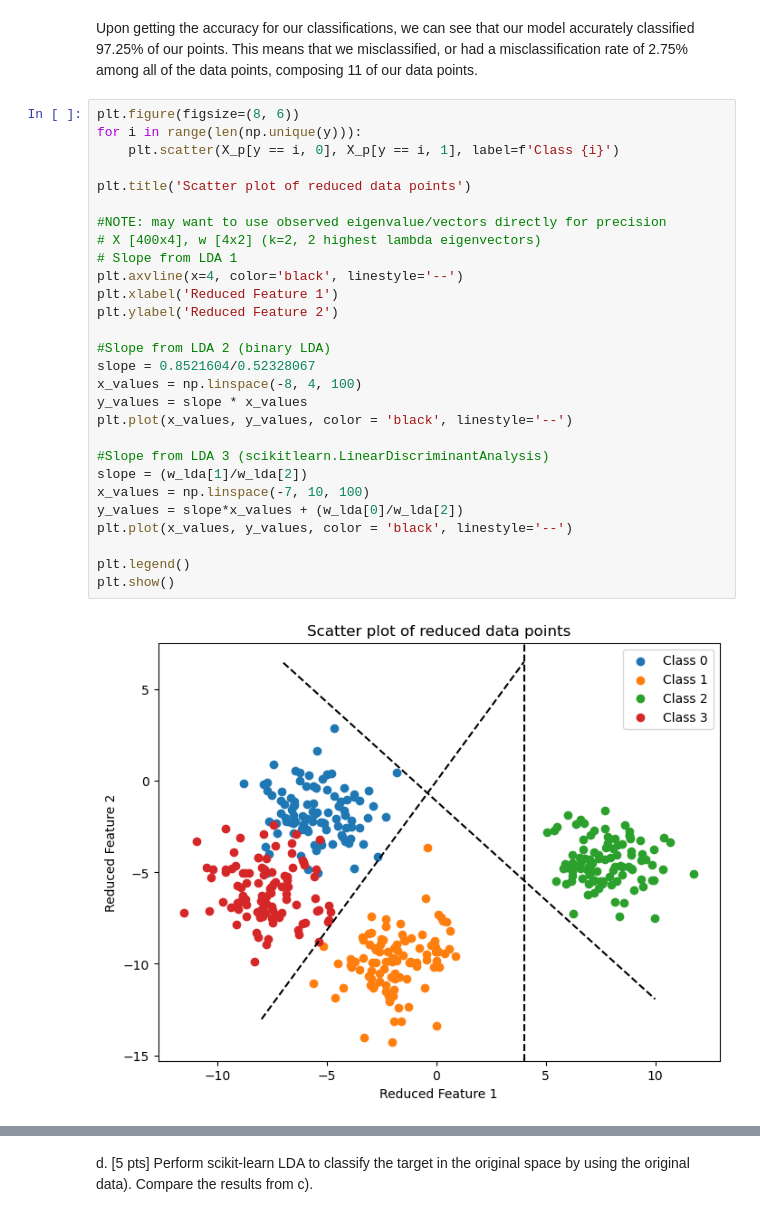
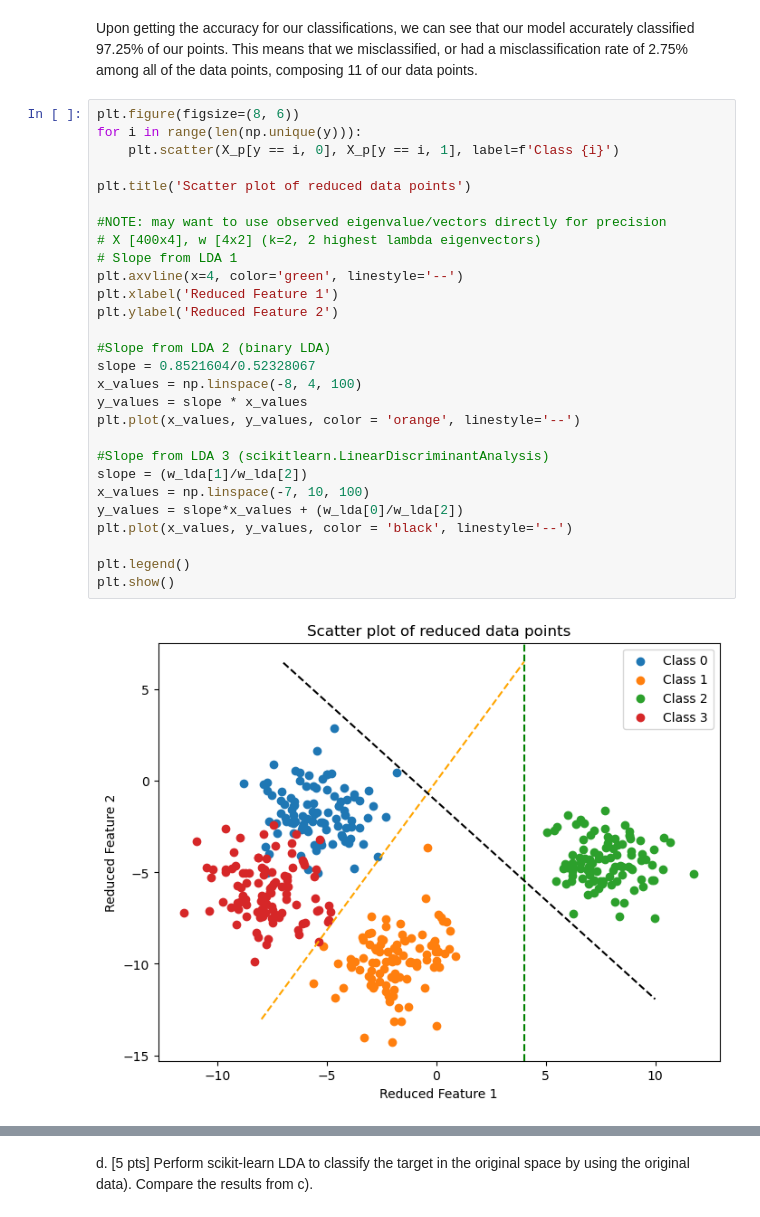
Before and after one commit to matthewpkearney/hw2-classification, a Jupyter notebook: MatthewKearney_HW2.ipynb, the cells around one changed output, grey strips where cells are left out. Cells and saved outputs as stored; diff of their text form.

```diff
--- a/MatthewKearney_HW2.ipynb
+++ b/MatthewKearney_HW2.ipynb
@@ -336,30 +336,30 @@ Upon getting the accuracy for our classifications, we can see that our model acc
 # %%
 plt.figure(figsize=(8, 6))
 for i in range(len(np.unique(y))):
     plt.scatter(X_p[y == i, 0], X_p[y == i, 1], label=f'Class {i}')
 
 plt.title('Scatter plot of reduced data points')
 
 #NOTE: may want to use observed eigenvalue/vectors directly for precision
 # X [400x4], w [4x2] (k=2, 2 highest lambda eigenvectors)
 # Slope from LDA 1
-plt.axvline(x=4, color='black', linestyle='--')
+plt.axvline(x=4, color='green', linestyle='--')
 plt.xlabel('Reduced Feature 1')
 plt.ylabel('Reduced Feature 2')
 
 #Slope from LDA 2 (binary LDA)
 slope = 0.8521604/0.52328067
 x_values = np.linspace(-8, 4, 100)
 y_values = slope * x_values
-plt.plot(x_values, y_values, color = 'black', linestyle='--')
+plt.plot(x_values, y_values, color = 'orange', linestyle='--')
 
 #Slope from LDA 3 (scikitlearn.LinearDiscriminantAnalysis)
 slope = (w_lda[1]/w_lda[2])
 x_values = np.linspace(-7, 10, 100)
 y_values = slope*x_values + (w_lda[0]/w_lda[2])
 plt.plot(x_values, y_values, color = 'black', linestyle='--')
 
 plt.legend()
 plt.show()
 # %% [output]
-[figure, old version]
+[figure, new version]
```
Also changed, not shown: parts of 6 cells of this notebook.
